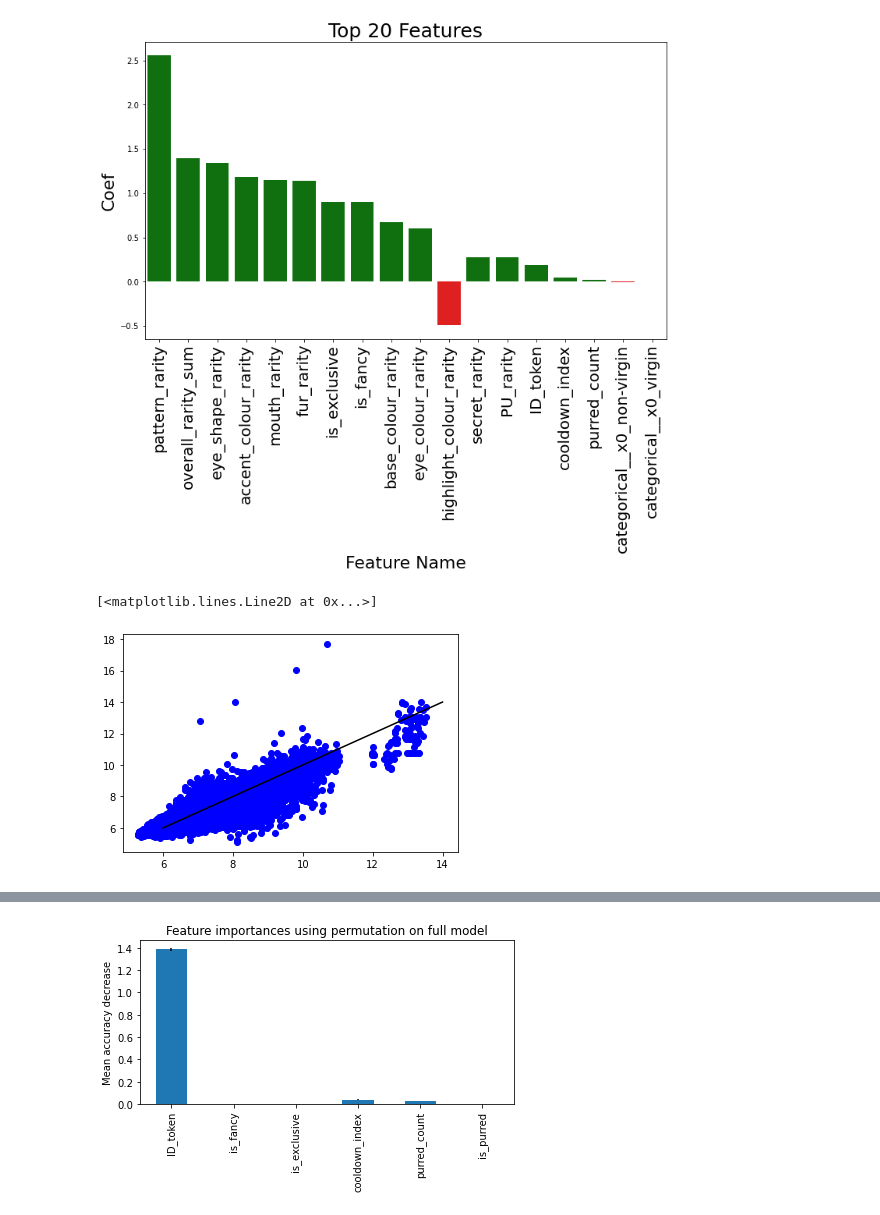
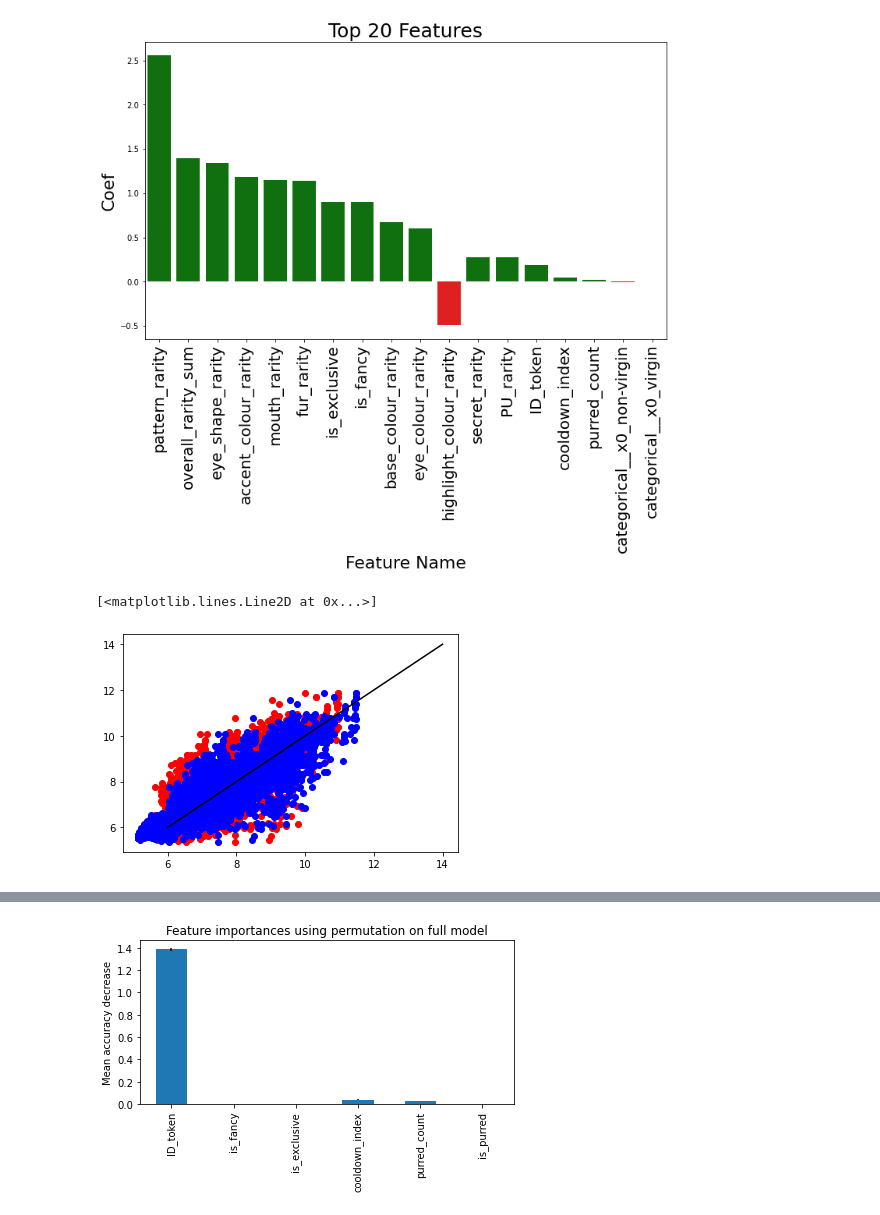
Before and after one commit to csgorham/cryptokitties-heroku, a Jupyter notebook: merge_DATA_go-CRYPTOKITTYAPI.ipynb, the cells around one changed output, grey strips where cells are left out. Cells and saved outputs as stored; diff of their text form; code cells hidden in the pictures.

```diff
--- a/merge_DATA_go-CRYPTOKITTYAPI.ipynb
+++ b/merge_DATA_go-CRYPTOKITTYAPI.ipynb
@@ -526,6 +526,9 @@ df_merged_traitrare = df_merged_traitrare.loc[(df_merged_traitrare['total_price'
 indexNames1 = df_merged_traitrare[(df_merged_traitrare['total_price'] < np.exp(5))].index
 df_merged_traitrare = df_merged_traitrare.drop(indexNames1)
 
+indexNames1 = df_merged_traitrare[(df_merged_traitrare['total_price'] > np.exp(12))].index
+df_merged_traitrare = df_merged_traitrare.drop(indexNames1)
+
 df_merged_traitrare = df_merged_traitrare.loc[df_merged_traitrare['generation_value'] == 0]
 
 indexNames = df_merged_traitrare[(df_merged_traitrare['overall_rarity_sum']  == 0)].index
@@ -534,10 +537,12 @@ df_merged_traitrare = df_merged_traitrare.drop(indexNames)
 
 #indexNames = df_merged_traitrare[(df_merged_traitrare['overall_rarity_sum'] < 100.0)].index
 #df_merged_traitrare = df_merged_traitrare.drop(indexNames)
-#indexNames1 = df_merged_traitrare[(df_merged_traitrare['overall_rarity_sum'] > 1000.0)].index
-#df_merged_traitrare = df_merged_traitrare.drop(indexNames1)
+indexNames1 = df_merged_traitrare[(df_merged_traitrare['overall_rarity_sum'] > 1000.0)].index
+df_merged_traitrare = df_merged_traitrare.drop(indexNames1)
 
 
+df_merged_traitrare['year'] = pd.DatetimeIndex(pd.to_datetime(df_merged_traitrare['created_at'])).year
+df_merged_traitrare['month'] = pd.DatetimeIndex(pd.to_datetime(df_merged_traitrare['created_at'])).month
 
 #df_merged_traitrare =df_merged_traitrare.drop(df_merged_traitrare.tail(240).index)
 
@@ -582,0 +568,5 @@ Index(['ID_token', 'Smart_contract', 'num_sales', 'total_price',
+# %%
+df_merged_traitrare['year'] = pd.DatetimeIndex(pd.to_datetime(df_merged_traitrare['created_at'])).year
+df_merged_traitrare['month'] = pd.DatetimeIndex(pd.to_datetime(df_merged_traitrare['created_at'])).month
+
+df_merged_traitrare['month'].unique()
@@ -609,16 +601,9 @@ from sklearn.impute import SimpleImputer
 imp = SimpleImputer(strategy="most_frequent")
 
 
-opts = [
-  'ID_token','is_fancy', 'is_exclusive', 'purred_count',
-'cooldown_index', 'overall_rarity_sum']
-
-#'secret_count', 'accent_colour_count',  'mouth_count',
-#'fur_count', 'eye_shape_count', 'pattern_count']
-
-#    'secret_count', 'accent_colour_count',  'mouth_count',
-#'fur_count', 'eye_shape_count', 'pattern_count']
-
+opts = [ 'year','ID_token', 'overall_rarity_sum','is_fancy', 'is_exclusive', 'purred_count',
+       'cooldown_index', 'secret_count', 'accent_colour_count',  'mouth_count',
+'fur_count', 'eye_shape_count', 'pattern_count']
 
 #'colortertiary_count', 'colorsecondary_count', 'colorprimary_count', 'base_colour_count',
 """'mouth_rarity', 'accent_colour_rarity','eye_shape_rarity',
@@ -628,7 +613,7 @@ opts = [
 #opts = ['ID_token']
 categorical = [ 'virginity_value' ]
 
-others = ['image_url_png',  'eye_shape_value', 'highlight_colour_value',
+others = ['image_url_png', 'overall_rarity_sum' 'eye_shape_value', 'highlight_colour_value',
        'fur_value',
        'accent_colour_value',
        'base_colour_value',
@@ -891,14 +856,16 @@ print(len(df))
 18
 [figure]
 # %%
-plt.plot(y_pred-.000035*y_test.index+.69,y_test, 'ob')
+plt.plot(y_pred,y_test, 'or')
+
+plt.plot(y_pred-.0000335*y_test.index+.54,y_test, 'ob')
 #plt.plot(y_pred1,ydata,'or')
 plt.plot(np.linspace(6,14,5),np.linspace(6,14,5) , '-k')
 #plt.show()
 
 #plt.xlim([12, 20])
 #plt.plot(np.linspace(0,len(ydata), len(ydata)),list(ydata-y_pred1),'or')
 #plt.plot(np.linspace(0,len(y_test), len(y_test)),list(y_test-y_pred2),'ob')
 # %% [output]
 [<matplotlib.lines.Line2D at 0x...>]
-[figure, old version]
+[figure, new version]
```
Also changed, not shown: parts of 40 cells of this notebook, 2 other files.
